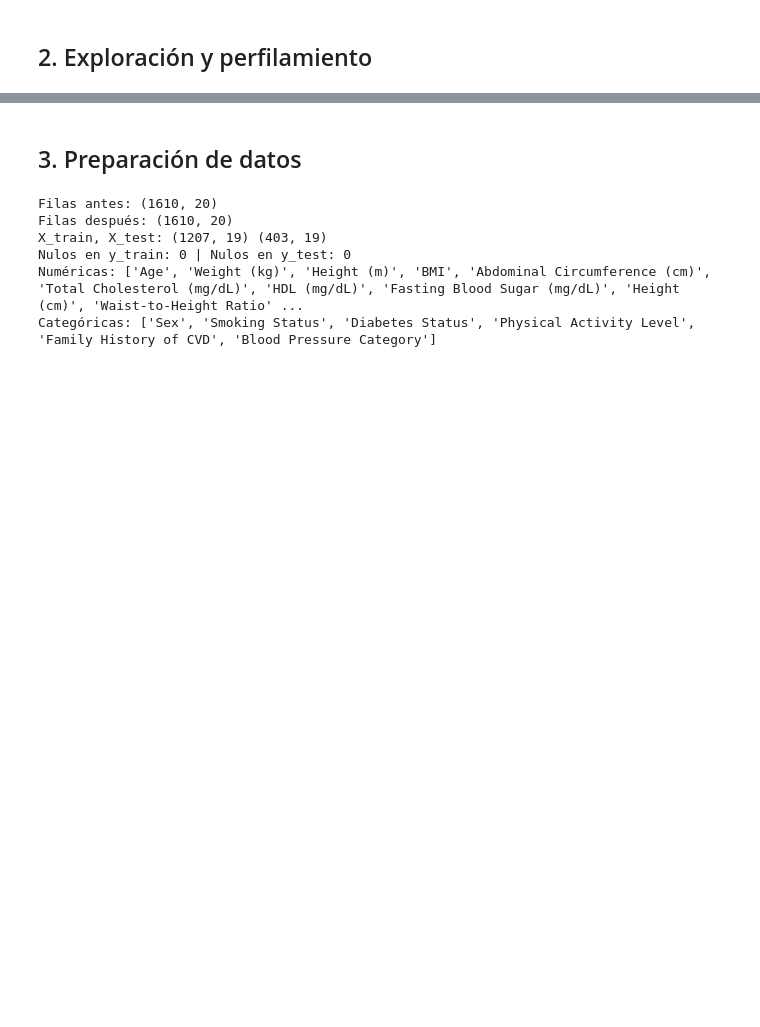
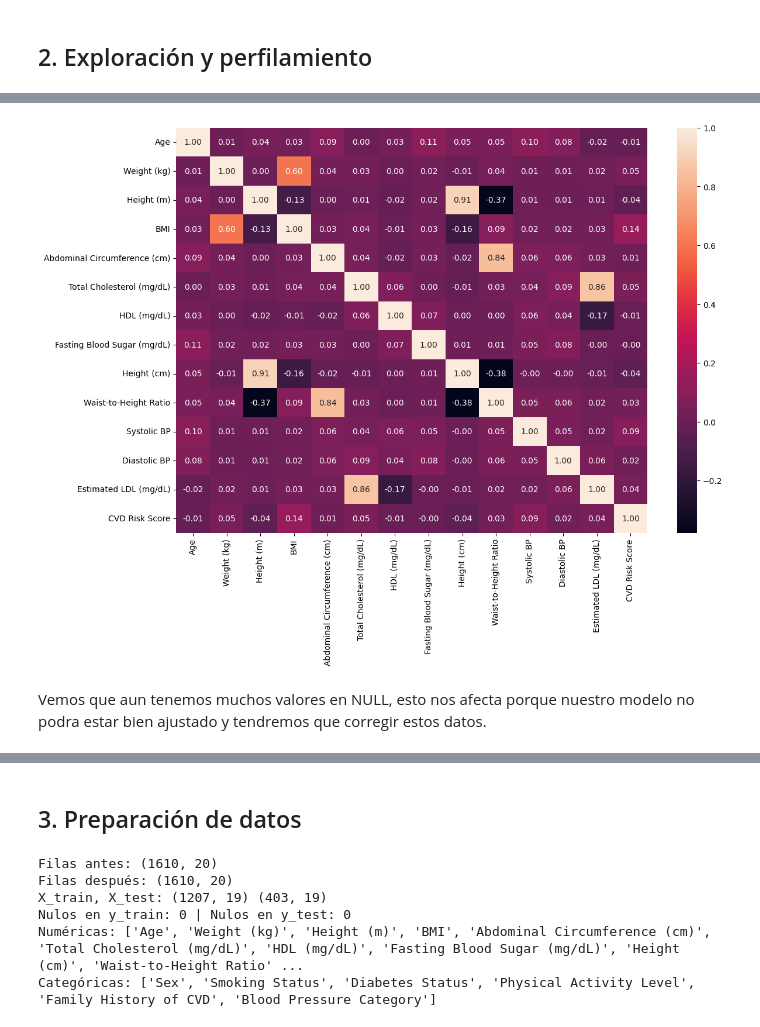
Before and after one commit to damantri/Lab1, a Jupyter notebook: Lab1.ipynb, the cells around one changed output, grey strips where cells are left out. Cells and saved outputs as stored; diff of their text form; code cells hidden in the pictures; blank space fills up the shorter version.

```diff
--- a/Lab1.ipynb
+++ b/Lab1.ipynb
@@ -11,8 +12,6 @@ OK ✅ 2.3.3 1.6.1
 # %% [markdown]
 ## 1. Carga de datos
 # %%
-import pandas as pd
-
 TRAIN_PATH = "Datos Lab 1.csv"
 TEST_PATH  = "Datos Test Lab 1.csv"
 TARGET_COL = "CVD Risk Score"
@@ -20,7 +19,5 @@ TARGET_COL = "CVD Risk Score"
 df = pd.read_csv(TRAIN_PATH)
 df_test = pd.read_csv(TEST_PATH, sep=";")
 
-print("Train:", df.shape)
-print("Test:", df_test.shape)
-df.head()
-df.columns
+data_copy = df.copy()
+data_test_copy = df_test.copy()
@@ -41 +54,24 @@ Index(['Patient ID', 'Date of Service', 'Sex', 'Age', 'Weight (kg)',
+# %%
+# Convertir la columna fecha a tipo datetime
+data_copy['Date of Service'] = pd.to_datetime(
+    data_copy['Date of Service'],
+    format='mixed',
+    dayfirst=False,
+    errors='coerce'
+)
+
+# Ordenar por ID y Date of Service
+data_copy = data_copy.sort_values(['Patient ID', 'Date of Service'], ascending=[True, False])
+
+# Eliminar duplicados, quedándose con la más reciente por ID
+data_copy = data_copy.drop_duplicates(subset='Patient ID', keep='first')
+# %%
+plt.figure(figsize=(13, 9))  # ancho x alto en pulgadas
+sns.heatmap(data_copy.corr(numeric_only=True), annot=True, fmt=".2f")
+plt.show()
+# %% [output]
+[figure, added]
+# %% [markdown]
+
+Vemos que aun tenemos muchos valores en NULL, esto nos afecta porque nuestro modelo no podra estar bien ajustado y tendremos que corregir estos datos.
 # %%
```
Also changed, not shown: parts of 11 cells of this notebook, 1 other file.
